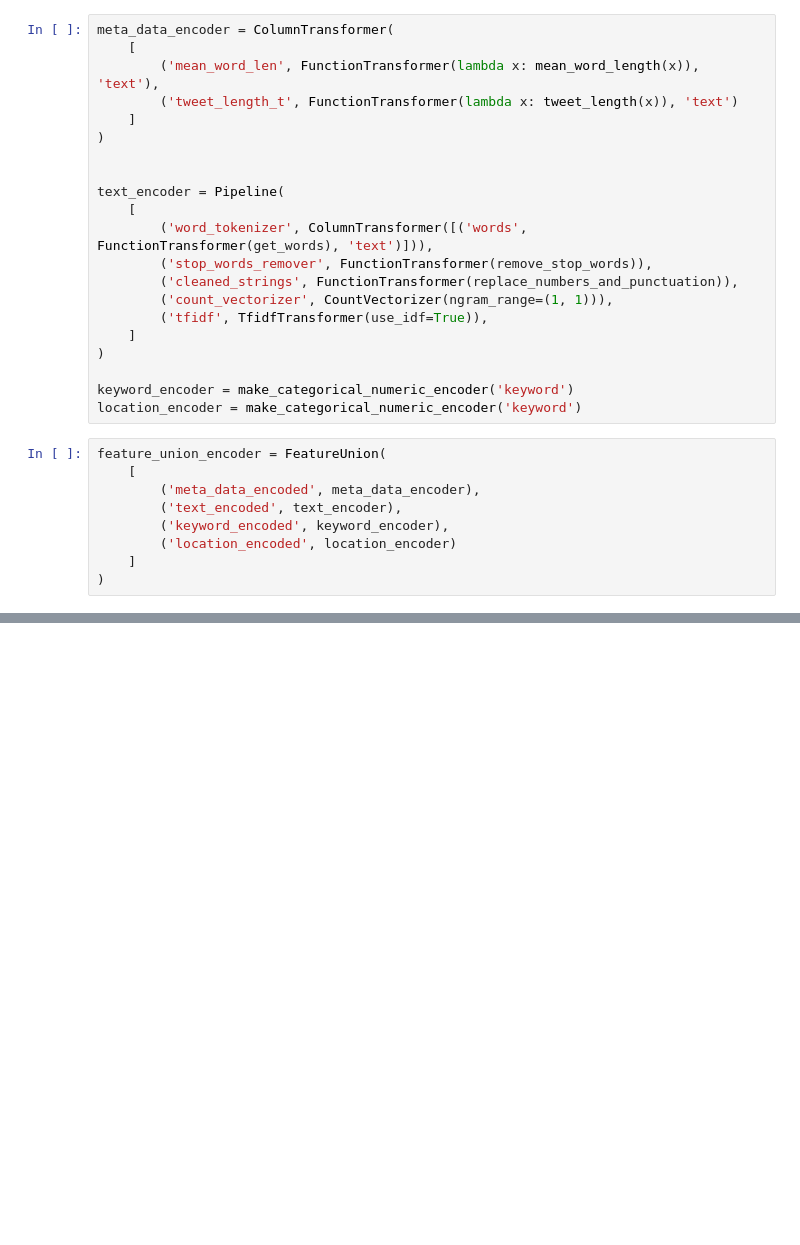
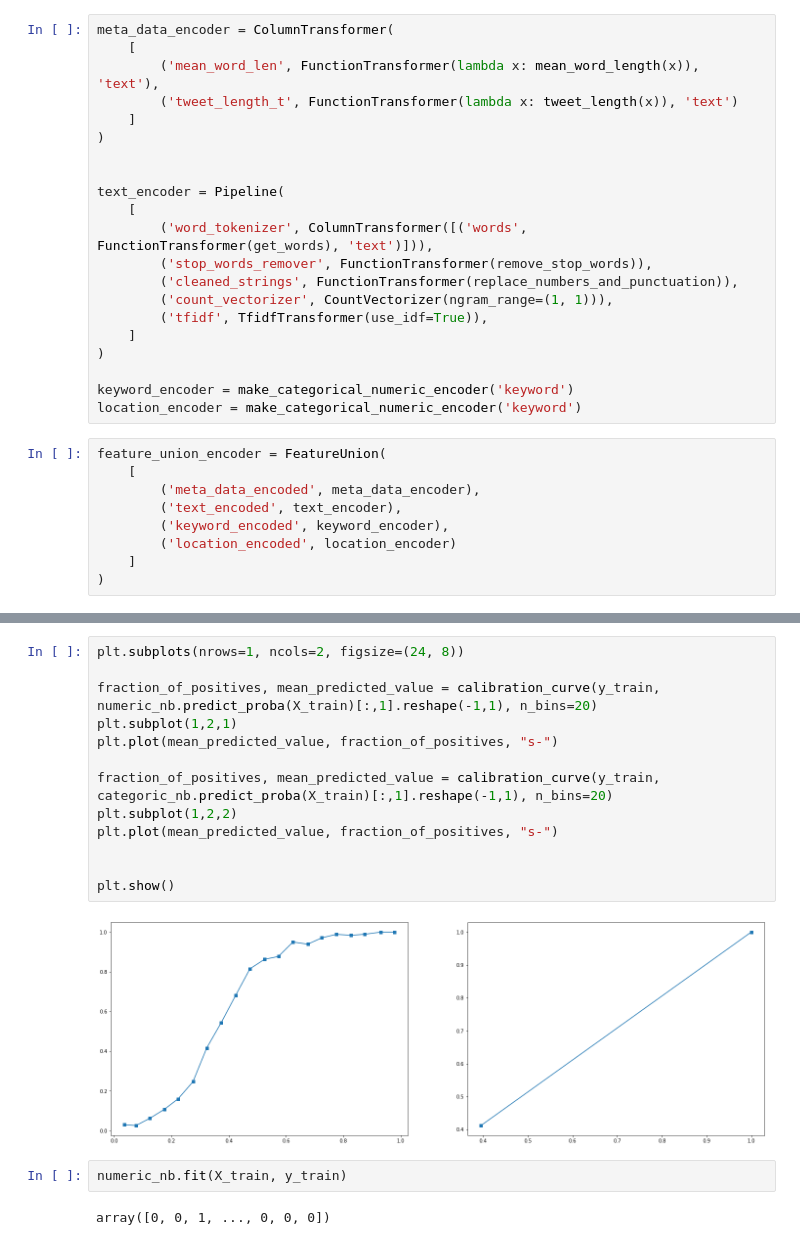
Before and after one commit to deanbgarlick/distaster_tweets_nlp_dataset, a Jupyter notebook: feature_union_model.ipynb, the cells around one changed output, grey strips where cells are left out. Cells and saved outputs as stored; diff of their text form; blank space fills up the shorter version.

```diff
--- a/feature_union_model.ipynb
+++ b/feature_union_model.ipynb
@@ -81,0 +153,19 @@ plt.show()
+# %%
+plt.subplots(nrows=1, ncols=2, figsize=(24, 8))
+
+fraction_of_positives, mean_predicted_value = calibration_curve(y_train, numeric_nb.predict_proba(X_train)[:,1].reshape(-1,1), n_bins=20)
+plt.subplot(1,2,1)
+plt.plot(mean_predicted_value, fraction_of_positives, "s-")
+
+fraction_of_positives, mean_predicted_value = calibration_curve(y_train, categoric_nb.predict_proba(X_train)[:,1].reshape(-1,1), n_bins=20)
+plt.subplot(1,2,2)
+plt.plot(mean_predicted_value, fraction_of_positives, "s-")
+
+
+plt.show()
+# %% [output]
+[figure, added]
+# %%
+numeric_nb.fit(X_train, y_train)
+# %% [output]
+array([0, 0, 1, ..., 0, 0, 0])
```
Also changed, not shown: parts of 10 cells of this notebook.
